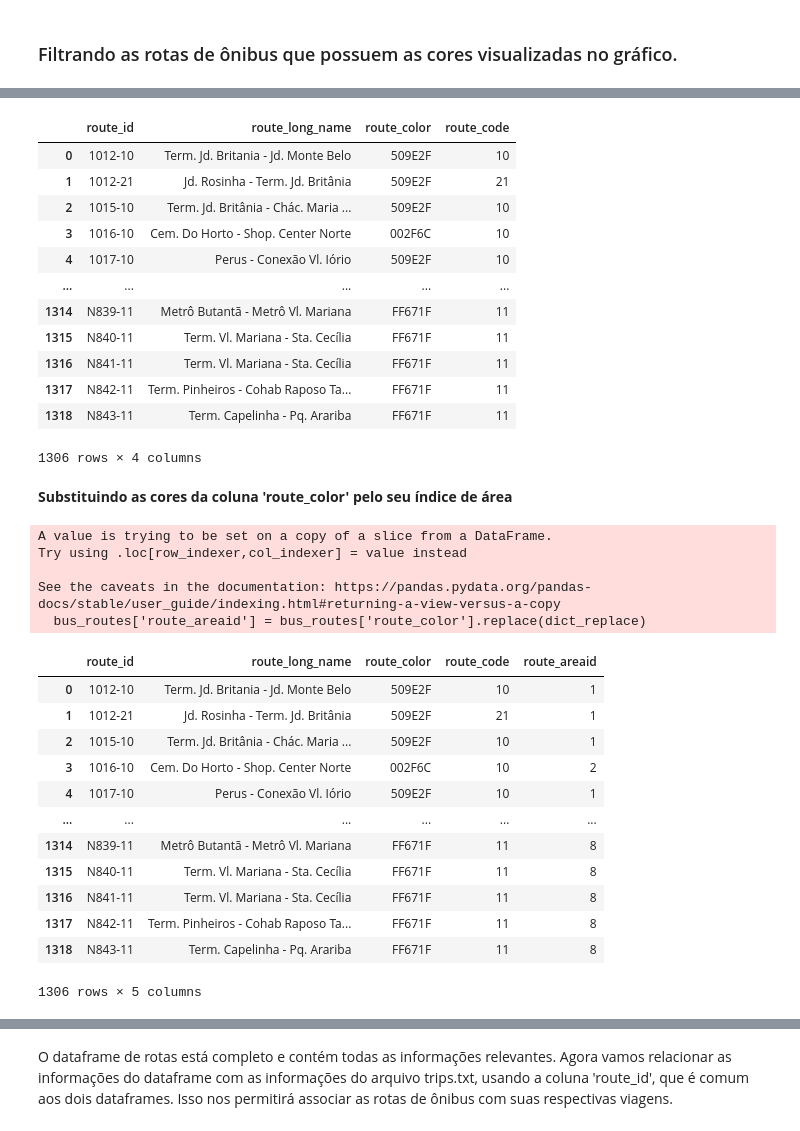
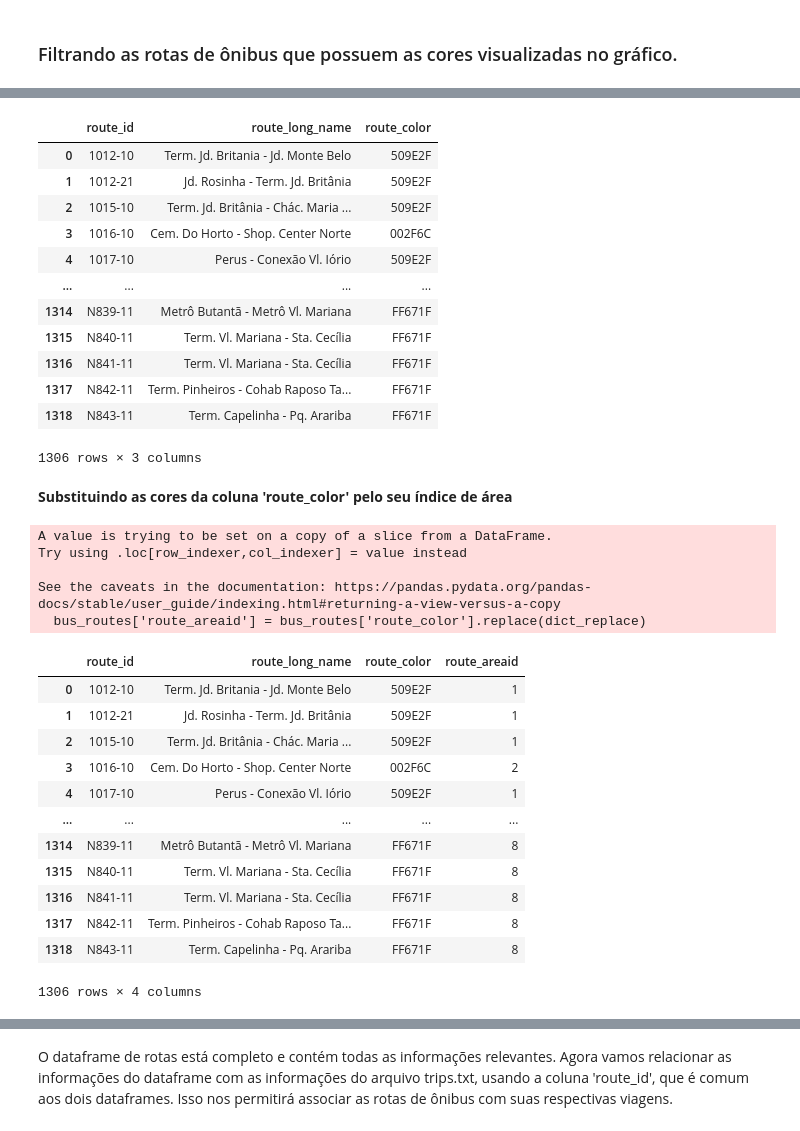
Before and after one commit to Towlen/linhas-sptrans, a Jupyter notebook: notebooks/01_preparacao_dados.ipynb, the cells around one changed output, grey strips where cells are left out. Cells and saved outputs as stored; diff of their text form; code cells hidden in the pictures.

```diff
--- a/table.ipynb
+++ b/notebooks/01_preparacao_dados.ipynb
@@ -13,7 +25,7 @@ import os
 O arquivo routes.txt do GTFS contém informações sobre as rotas do transporte público, como identificador único, nome completo e cor do letreiro usado para identificá-las
 # %%
 routes = pd.read_csv(
-    'gtfs/routes.txt',
+    f'{GTFS_PATH}/routes.txt',
     header=0,
     usecols=['route_id', 'route_long_name', 'route_color']
 )
@@ -120,3 +119,19 @@ areas_sptrans = areas_sptrans.sort_values('areas_id').reset_index(drop=True)
+# %%
+areaData = {
+    "0082BA" : ["Sul", 6],
+    "782F40": ["Sudoeste", 7],
+    "FFD100": ["Nordeste", 3],
+    "509E2F": ["Noroeste", 1],
+    "DA291C": ["Leste", 4],
+    "002F6C": ["Norte", 2],
+    "006341": ["Sudeste", 5],
+    "FF671F": ["Oeste", 8]
+}
+
+data = [{'area_id': v[1], 'area_name': v[0], 'area_color': k} for k, v in areaData.items()]
+
+areas_sptrans = pd.DataFrame(data)
+areas_sptrans = areas_sptrans.sort_values('area_id').reset_index(drop=True)
 # %%
 areas_sptrans
 # %% [output]
@@ -140,3 +152,0 @@ Separando o código de serviço de linhas para poder visualizar os tipos de linh
-# %%
-# extrair o número após o '-' na coluna 'route_id' usando uma expressão regular
-routes['route_code'] = routes['route_id'].str.extract(r'-(\d+)')
@@ -170,52 +153,52 @@ Os tipos de linhas de acordo com o wikipedia (https://pt.wikipedia.org/wiki/S%C3
 # %%
 # filtrando as rotas de ônibus que possuem as cores especificadas
-color_filter = routes["route_color"].isin(areas_sptrans['areas_color'])
+color_filter = routes["route_color"].isin(areas_sptrans['area_color'])
 bus_routes = routes.loc[color_filter]
 
 # imprimindo as rotas de ônibus filtradas
 bus_routes
 # %% [output]
-|  | route_id | route_long_name | route_color | route_code |
-| 0 | 1012-10 | Term. Jd. Britania - Jd. Monte Belo | 509E2F | 10 |
-| 1 | 1012-21 | Jd. Rosinha - Term. Jd. Britânia | 509E2F | 21 |
-| 2 | 1015-10 | Term. Jd. Britânia - Chác. Maria ... | 509E2F | 10 |
-| 3 | 1016-10 | Cem. Do Horto - Shop. Center Norte | 002F6C | 10 |
-| 4 | 1017-10 | Perus - Conexão Vl. Iório | 509E2F | 10 |
-| ... | ... | ... | ... | ... |
-| 1314 | N839-11 | Metrô Butantã - Metrô Vl. Mariana | FF671F | 11 |
-| 1315 | N840-11 | Term. Vl. Mariana - Sta. Cecília | FF671F | 11 |
-| 1316 | N841-11 | Term. Vl. Mariana - Sta. Cecília | FF671F | 11 |
-| 1317 | N842-11 | Term. Pinheiros - Cohab Raposo Ta... | FF671F | 11 |
-| 1318 | N843-11 | Term. Capelinha - Pq. Arariba | FF671F | 11 |
+|  | route_id | route_long_name | route_color |
+| 0 | 1012-10 | Term. Jd. Britania - Jd. Monte Belo | 509E2F |
+| 1 | 1012-21 | Jd. Rosinha - Term. Jd. Britânia | 509E2F |
+| 2 | 1015-10 | Term. Jd. Britânia - Chác. Maria ... | 509E2F |
+| 3 | 1016-10 | Cem. Do Horto - Shop. Center Norte | 002F6C |
+| 4 | 1017-10 | Perus - Conexão Vl. Iório | 509E2F |
+| ... | ... | ... | ... |
+| 1314 | N839-11 | Metrô Butantã - Metrô Vl. Mariana | FF671F |
+| 1315 | N840-11 | Term. Vl. Mariana - Sta. Cecília | FF671F |
+| 1316 | N841-11 | Term. Vl. Mariana - Sta. Cecília | FF671F |
+| 1317 | N842-11 | Term. Pinheiros - Cohab Raposo Ta... | FF671F |
+| 1318 | N843-11 | Term. Capelinha - Pq. Arariba | FF671F |
-1306 rows × 4 columns
+1306 rows × 3 columns
 # %% [markdown]
 **Substituindo as cores da coluna 'route_color' pelo seu índice de área**
 # %%
 # Transformando as colunas 'areas_color' e 'areas_id' do dataframe 'areas_sptrans' em um dicionário
-dict_replace = dict(zip(areas_sptrans['areas_color'], areas_sptrans['areas_id']))
+dict_replace = dict(zip(areas_sptrans['area_color'], areas_sptrans['area_id']))
 
 # Criando uma nova coluna com os valores da coluna 'route_color' substituídos pelo seu id de área
 bus_routes['route_areaid'] = bus_routes['route_color'].replace(dict_replace)
 bus_routes
 # %% [output]
 A value is trying to be set on a copy of a slice from a DataFrame.
 Try using .loc[row_indexer,col_indexer] = value instead
 
 See the caveats in the documentation: https://pandas.pydata.org/pandas-docs/stable/user_guide/indexing.html#returning-a-view-versus-a-copy
   bus_routes['route_areaid'] = bus_routes['route_color'].replace(dict_replace)
-|  | route_id | route_long_name | route_color | route_code | route_areaid |
-| 0 | 1012-10 | Term. Jd. Britania - Jd. Monte Belo | 509E2F | 10 | 1 |
-| 1 | 1012-21 | Jd. Rosinha - Term. Jd. Britânia | 509E2F | 21 | 1 |
-| 2 | 1015-10 | Term. Jd. Britânia - Chác. Maria ... | 509E2F | 10 | 1 |
-| 3 | 1016-10 | Cem. Do Horto - Shop. Center Norte | 002F6C | 10 | 2 |
-| 4 | 1017-10 | Perus - Conexão Vl. Iório | 509E2F | 10 | 1 |
-| ... | ... | ... | ... | ... | ... |
-| 1314 | N839-11 | Metrô Butantã - Metrô Vl. Mariana | FF671F | 11 | 8 |
-| 1315 | N840-11 | Term. Vl. Mariana - Sta. Cecília | FF671F | 11 | 8 |
-| 1316 | N841-11 | Term. Vl. Mariana - Sta. Cecília | FF671F | 11 | 8 |
-| 1317 | N842-11 | Term. Pinheiros - Cohab Raposo Ta... | FF671F | 11 | 8 |
-| 1318 | N843-11 | Term. Capelinha - Pq. Arariba | FF671F | 11 | 8 |
+|  | route_id | route_long_name | route_color | route_areaid |
+| 0 | 1012-10 | Term. Jd. Britania - Jd. Monte Belo | 509E2F | 1 |
+| 1 | 1012-21 | Jd. Rosinha - Term. Jd. Britânia | 509E2F | 1 |
+| 2 | 1015-10 | Term. Jd. Britânia - Chác. Maria ... | 509E2F | 1 |
+| 3 | 1016-10 | Cem. Do Horto - Shop. Center Norte | 002F6C | 2 |
+| 4 | 1017-10 | Perus - Conexão Vl. Iório | 509E2F | 1 |
+| ... | ... | ... | ... | ... |
+| 1314 | N839-11 | Metrô Butantã - Metrô Vl. Mariana | FF671F | 8 |
+| 1315 | N840-11 | Term. Vl. Mariana - Sta. Cecília | FF671F | 8 |
+| 1316 | N841-11 | Term. Vl. Mariana - Sta. Cecília | FF671F | 8 |
+| 1317 | N842-11 | Term. Pinheiros - Cohab Raposo Ta... | FF671F | 8 |
+| 1318 | N843-11 | Term. Capelinha - Pq. Arariba | FF671F | 8 |
-1306 rows × 5 columns
+1306 rows × 4 columns
 # %%
 # apagando a coluna 'route_color'
 bus_routes = bus_routes.drop('route_color', axis=1)
```
Also changed, not shown: parts of 28 cells of this notebook, 13 other files.
